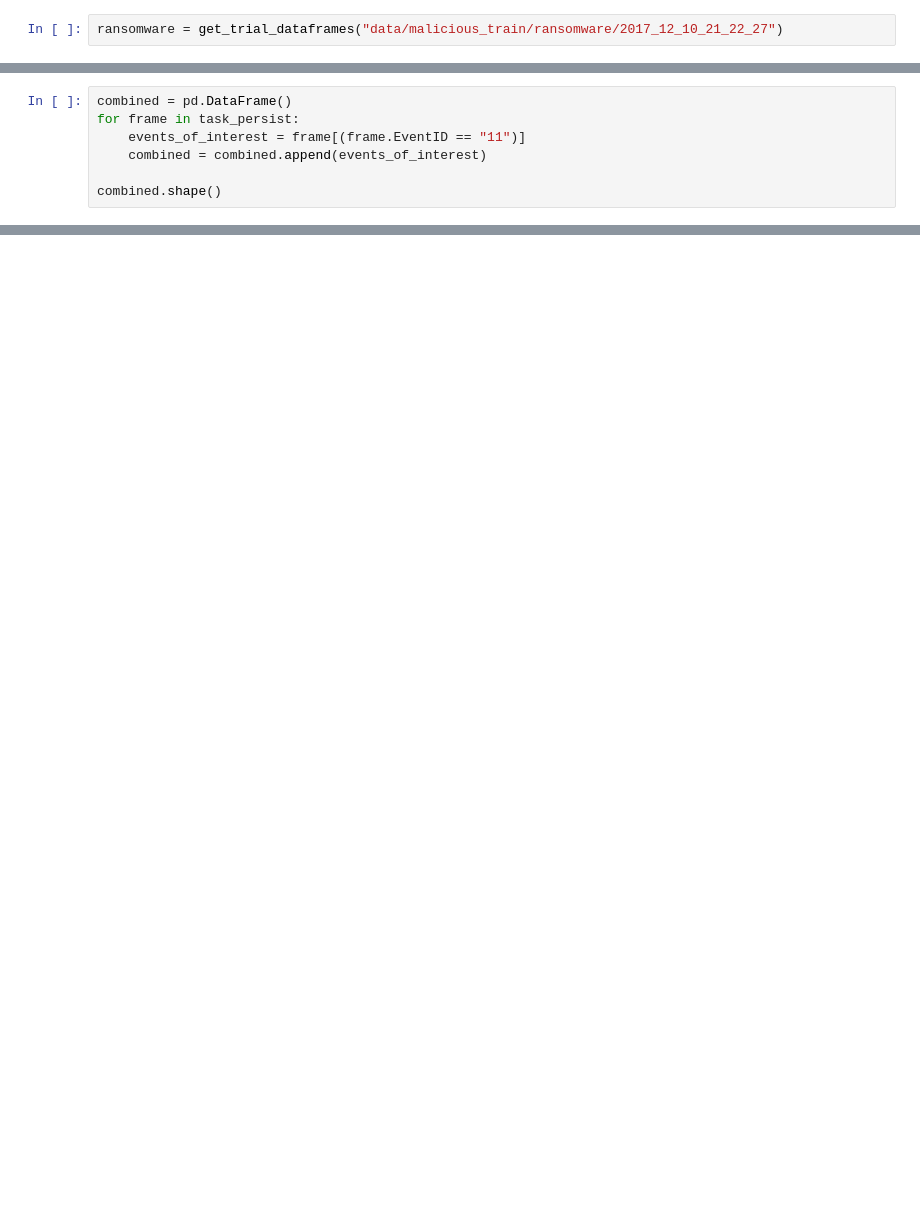
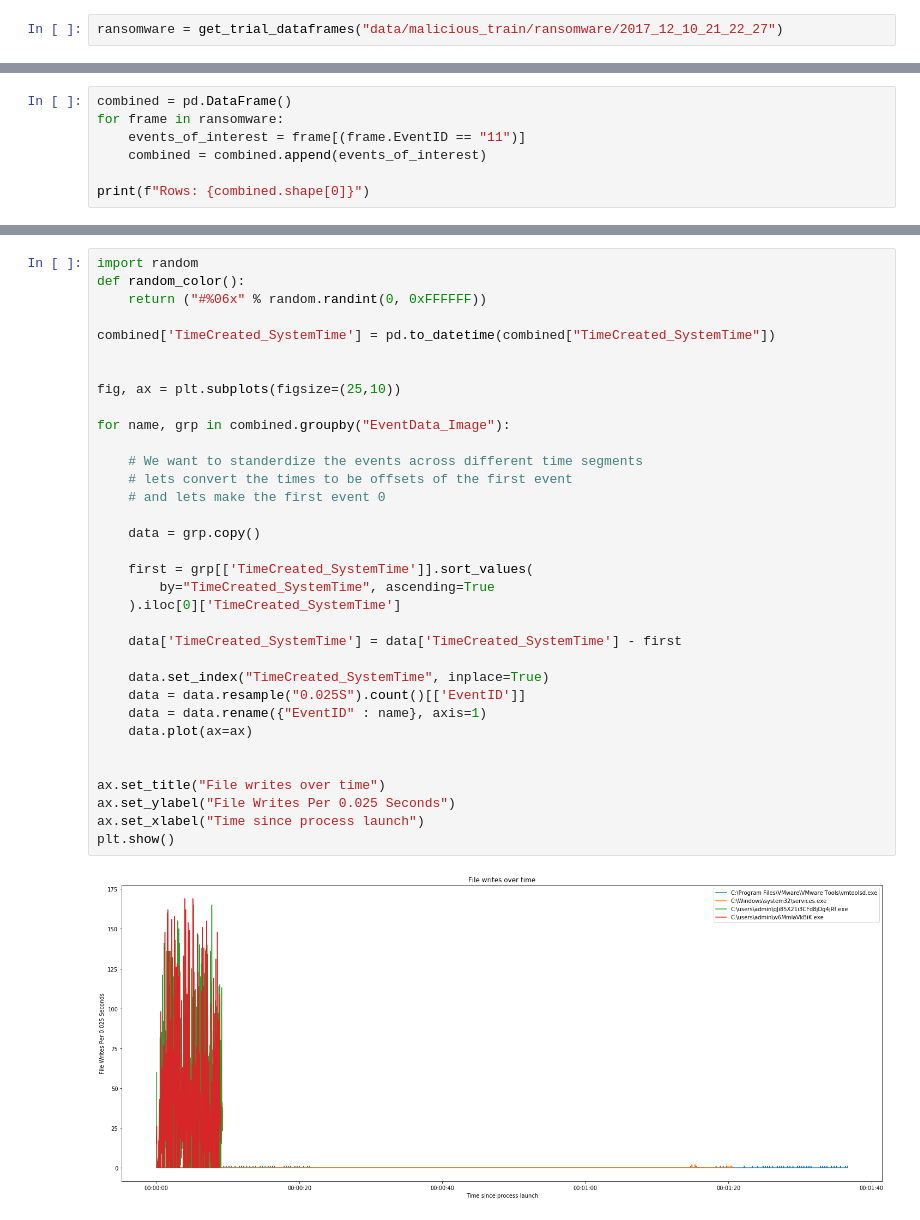
Before and after one commit to ckc5800/detecting_malicious_activity, a Jupyter notebook: ml_csec_applications.ipynb, the cells around one changed output, grey strips where cells are left out. Cells and saved outputs as stored; diff of their text form; blank space fills up the shorter version.

Commit message:
ransomware time series analysis

```diff
--- a/ml_csec_applications.ipynb
+++ b/ml_csec_applications.ipynb
@@ -961,7 +961,7 @@ I also believe that we will get a considerably larger set of data this time. Let
 # %%
 combined = pd.DataFrame()
-for frame in task_persist:
+for frame in ransomware:
     events_of_interest = frame[(frame.EventID == "11")]
     combined = combined.append(events_of_interest)
 
-combined.shape()
+print(f"Rows: {combined.shape[0]}")
@@ -967,0 +981,36 @@ combined.shape()
+# %%
+import random
+def random_color():
+    return ("#%06x" % random.randint(0, 0xFFFFFF))
+
+combined['TimeCreated_SystemTime'] = pd.to_datetime(combined["TimeCreated_SystemTime"])
+
+
+fig, ax = plt.subplots(figsize=(25,10))
+
+for name, grp in combined.groupby("EventData_Image"):
+
+    # We want to standerdize the events across different time segments
+    # lets convert the times to be offsets of the first event
+    # and lets make the first event 0
+
+    data = grp.copy()
+
+    first = grp[['TimeCreated_SystemTime']].sort_values(
+        by="TimeCreated_SystemTime", ascending=True
+    ).iloc[0]['TimeCreated_SystemTime']
+
+    data['TimeCreated_SystemTime'] = data['TimeCreated_SystemTime'] - first
+
+    data.set_index("TimeCreated_SystemTime", inplace=True)
+    data = data.resample("0.025S").count()[['EventID']]
+    data = data.rename({"EventID" : name}, axis=1)
+    data.plot(ax=ax)
+
+
+ax.set_title("File writes over time")
+ax.set_ylabel("File Writes Per 0.025 Seconds")
+ax.set_xlabel("Time since process launch")
+plt.show()
+# %% [output]
+[figure, added]
```
Also changed, not shown: parts of 10 cells of this notebook.
